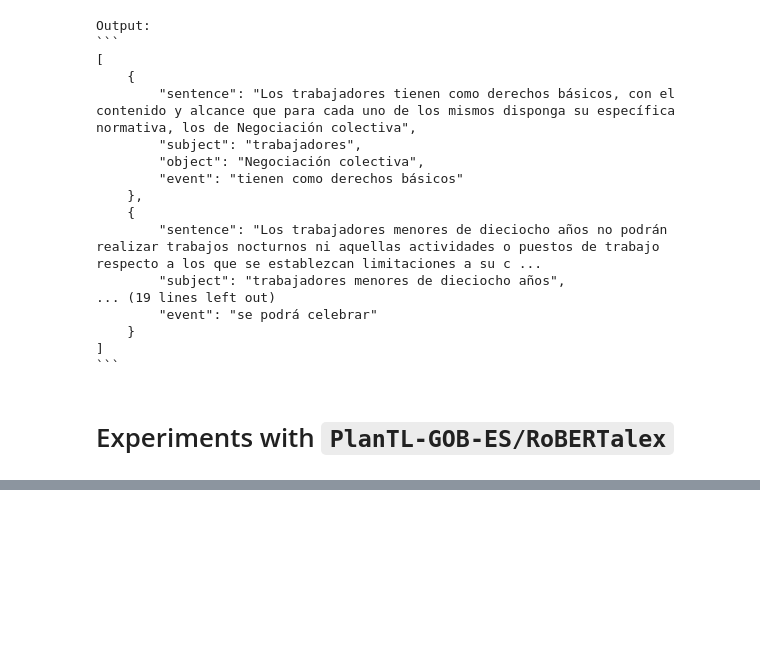
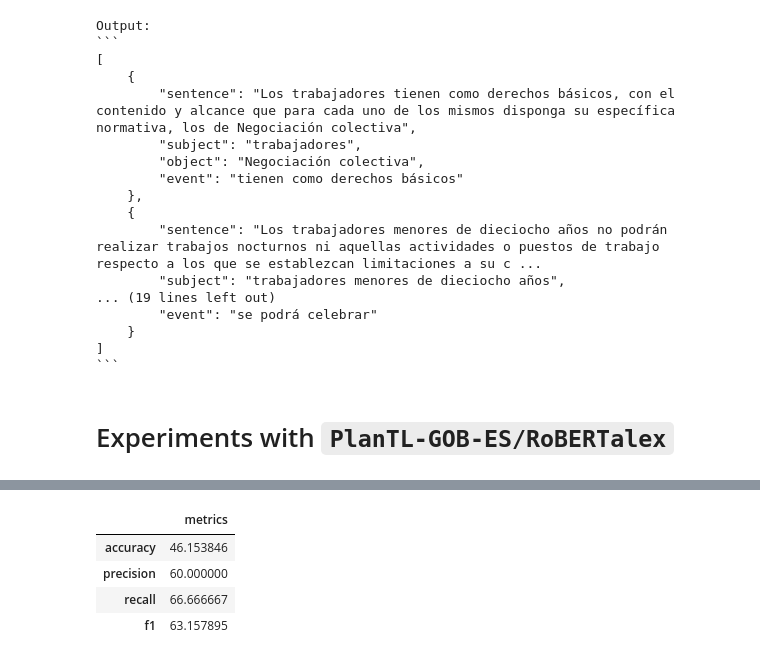
Before and after one commit to gabyarte/event-extraction-small-corpus, a Jupyter notebook: notebooks/02_gpt_for_event_extraction.ipynb, the cells around one changed output, grey strips where cells are left out. Drawn from its saved outputs; the diff is of its cells as text; code cells hidden in the pictures; blank space fills up the shorter version.

```diff
--- a/notebooks/02_gpt_for_event_extraction.ipynb
+++ b/notebooks/02_gpt_for_event_extraction.ipynb
@@ -145,0 +288,8 @@ generator("Los  ", num_return_sequences=5)
+# %%
+calculate_metrics(evaluate_label_metrics(evaluation_data, evaluation_predict, 'subject'), as_df=True) * 100
+# %% [output]
+|  | metrics |
+| accuracy | 46.153846 |
+| precision | 60.000000 |
+| recall | 66.666667 |
+| f1 | 63.157895 |
```
Also changed, not shown: parts of 26 cells of this notebook, 4 other files.
